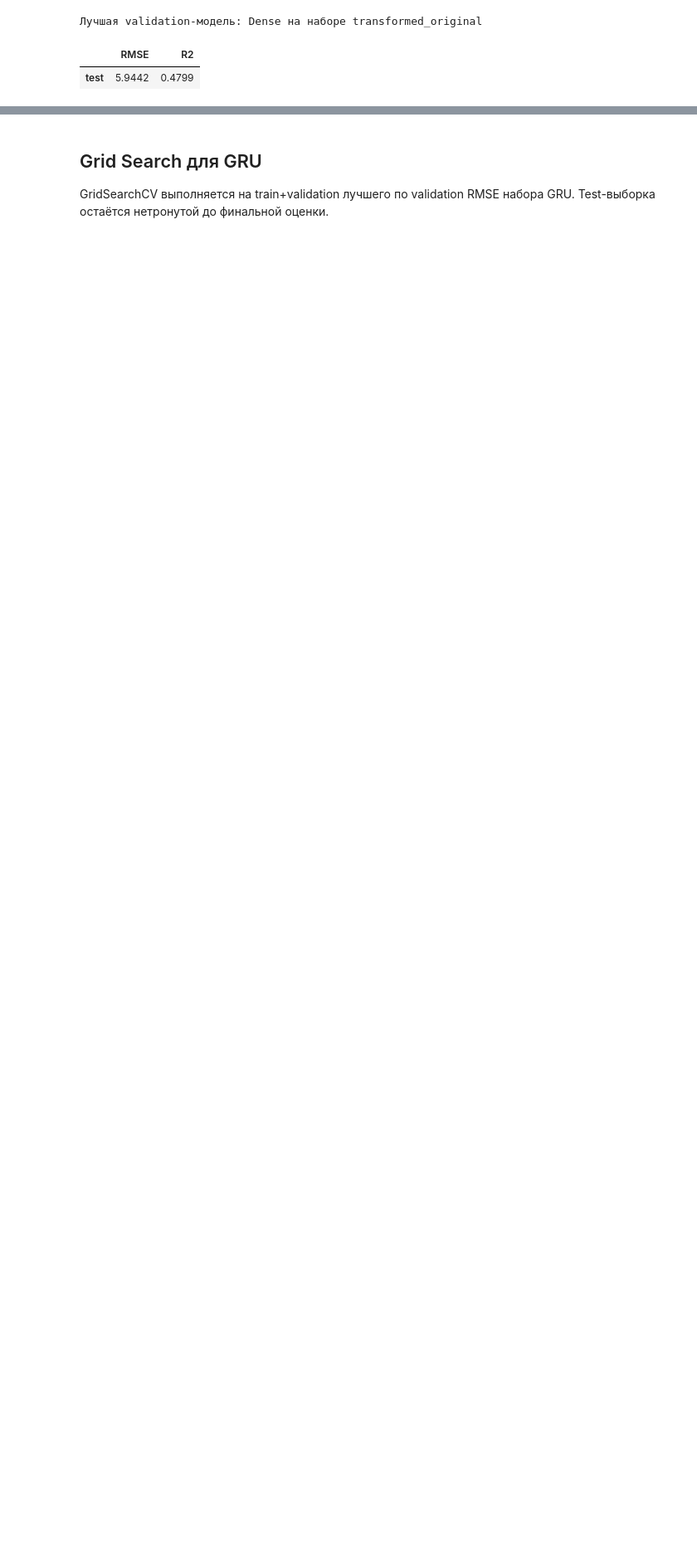
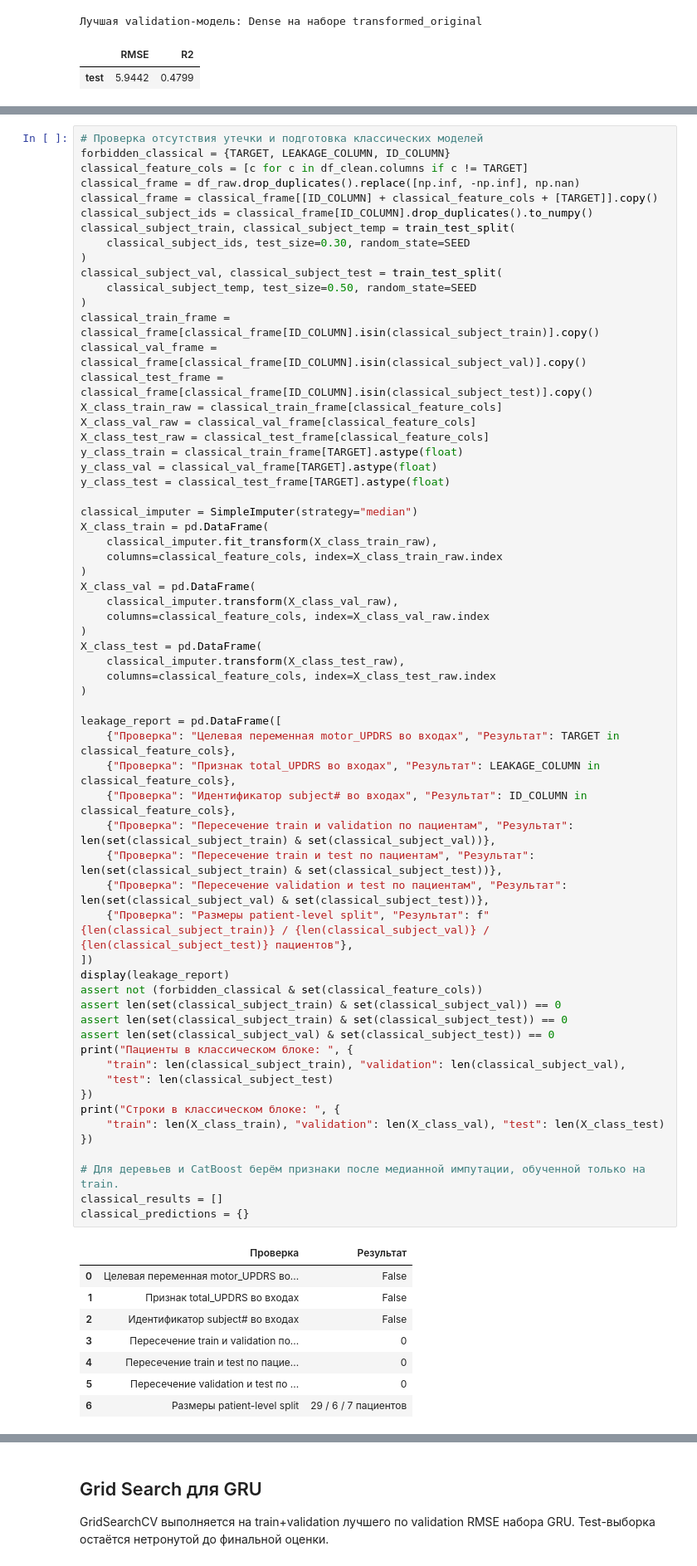
Before and after one commit to imnoname/intelligent-data-analysis-ml, a Jupyter notebook: lr1/lr1_variant6_parkinsons_regression.ipynb, the cells around one changed output, grey strips where cells are left out. Shown at 83% size. Cells and saved outputs as stored; diff of their text form; blank space fills up the shorter version.

```diff
--- a/lr1/lr1_variant6_parkinsons_regression.ipynb
+++ b/lr1/lr1_variant6_parkinsons_regression.ipynb
@@ -1016,0 +1035,71 @@ else:
+# %%
+# Проверка отсутствия утечки и подготовка классических моделей
+forbidden_classical = {TARGET, LEAKAGE_COLUMN, ID_COLUMN}
+classical_feature_cols = [c for c in df_clean.columns if c != TARGET]
+classical_frame = df_raw.drop_duplicates().replace([np.inf, -np.inf], np.nan)
+classical_frame = classical_frame[[ID_COLUMN] + classical_feature_cols + [TARGET]].copy()
+classical_subject_ids = classical_frame[ID_COLUMN].drop_duplicates().to_numpy()
+classical_subject_train, classical_subject_temp = train_test_split(
+    classical_subject_ids, test_size=0.30, random_state=SEED
+)
+classical_subject_val, classical_subject_test = train_test_split(
+    classical_subject_temp, test_size=0.50, random_state=SEED
+)
+classical_train_frame = classical_frame[classical_frame[ID_COLUMN].isin(classical_subject_train)].copy()
+classical_val_frame = classical_frame[classical_frame[ID_COLUMN].isin(classical_subject_val)].copy()
+classical_test_frame = classical_frame[classical_frame[ID_COLUMN].isin(classical_subject_test)].copy()
+X_class_train_raw = classical_train_frame[classical_feature_cols]
+X_class_val_raw = classical_val_frame[classical_feature_cols]
+X_class_test_raw = classical_test_frame[classical_feature_cols]
+y_class_train = classical_train_frame[TARGET].astype(float)
+y_class_val = classical_val_frame[TARGET].astype(float)
+y_class_test = classical_test_frame[TARGET].astype(float)
+
+classical_imputer = SimpleImputer(strategy="median")
+X_class_train = pd.DataFrame(
+    classical_imputer.fit_transform(X_class_train_raw),
+    columns=classical_feature_cols, index=X_class_train_raw.index
+)
+X_class_val = pd.DataFrame(
+    classical_imputer.transform(X_class_val_raw),
+    columns=classical_feature_cols, index=X_class_val_raw.index
+)
+X_class_test = pd.DataFrame(
+    classical_imputer.transform(X_class_test_raw),
+    columns=classical_feature_cols, index=X_class_test_raw.index
+)
+
+leakage_report = pd.DataFrame([
+    {"Проверка": "Целевая переменная motor_UPDRS во входах", "Результат": TARGET in classical_feature_cols},
+    {"Проверка": "Признак total_UPDRS во входах", "Результат": LEAKAGE_COLUMN in classical_feature_cols},
+    {"Проверка": "Идентификатор subject# во входах", "Результат": ID_COLUMN in classical_feature_cols},
+    {"Проверка": "Пересечение train и validation по пациентам", "Результат": len(set(classical_subject_train) & set(classical_subject_val))},
+    {"Проверка": "Пересечение train и test по пациентам", "Результат": len(set(classical_subject_train) & set(classical_subject_test))},
+    {"Проверка": "Пересечение validation и test по пациентам", "Результат": len(set(classical_subject_val) & set(classical_subject_test))},
+    {"Проверка": "Размеры patient-level split", "Результат": f"{len(classical_subject_train)} / {len(classical_subject_val)} / {len(classical_subject_test)} пациентов"},
+])
+display(leakage_report)
+assert not (forbidden_classical & set(classical_feature_cols))
+assert len(set(classical_subject_train) & set(classical_subject_val)) == 0
+assert len(set(classical_subject_train) & set(classical_subject_test)) == 0
+assert len(set(classical_subject_val) & set(classical_subject_test)) == 0
+print("Пациенты в классическом блоке: ", {
+    "train": len(classical_subject_train), "validation": len(classical_subject_val),
+    "test": len(classical_subject_test)
+})
+print("Строки в классическом блоке: ", {
+    "train": len(X_class_train), "validation": len(X_class_val), "test": len(X_class_test)
+})
+
+# Для деревьев и CatBoost берём признаки после медианной импутации, обученной только на train.
+classical_results = []
+classical_predictions = {}
+# %% [output]
+|  | Проверка | Результат |
+| 0 | Целевая переменная motor_UPDRS во... | False |
+| 1 | Признак total_UPDRS во входах | False |
+| 2 | Идентификатор subject# во входах | False |
+| 3 | Пересечение train и validation по... | 0 |
+| 4 | Пересечение train и test по пацие... | 0 |
+| 5 | Пересечение validation и test по ... | 0 |
+| 6 | Размеры patient-level split | 29 / 6 / 7 пациентов |
```
Also changed, not shown: parts of 8 cells of this notebook, 1 other file.
